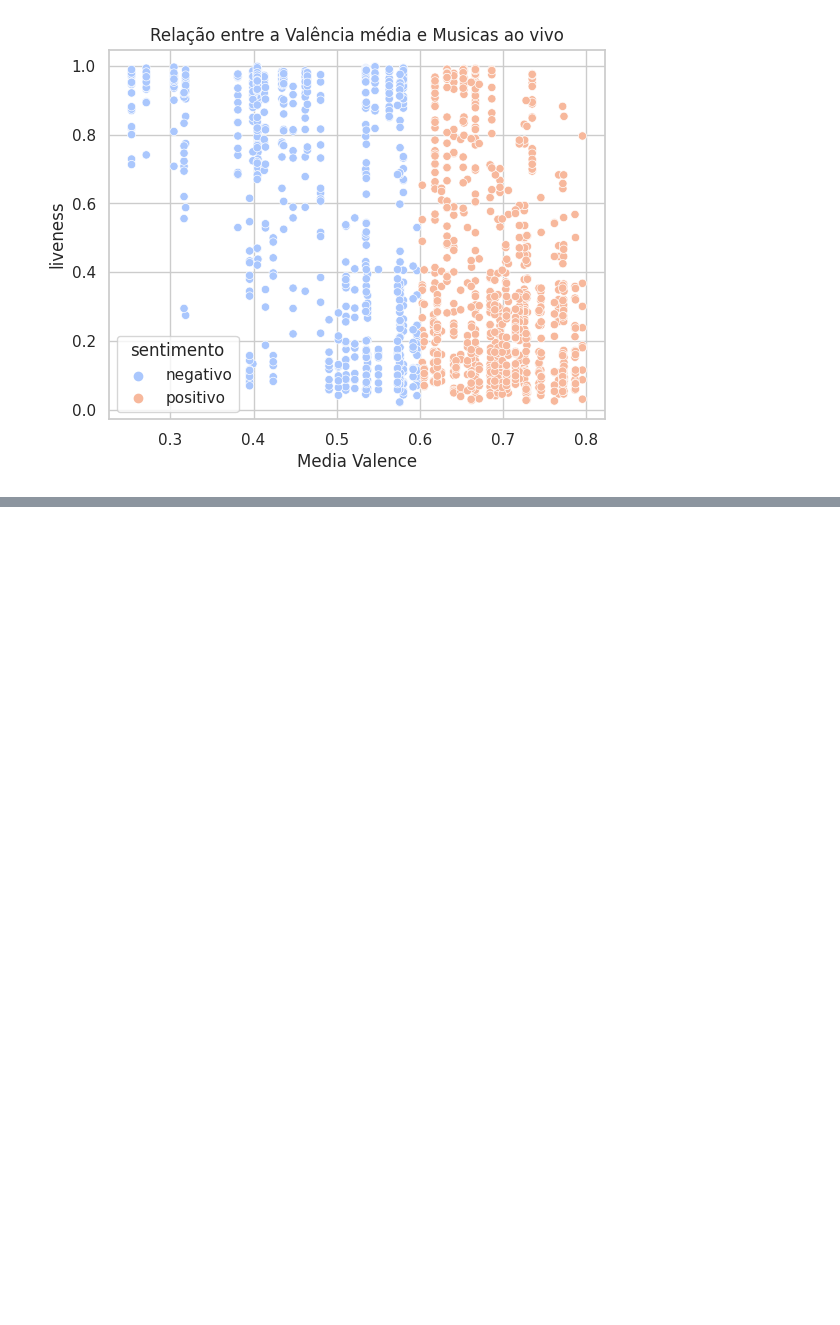
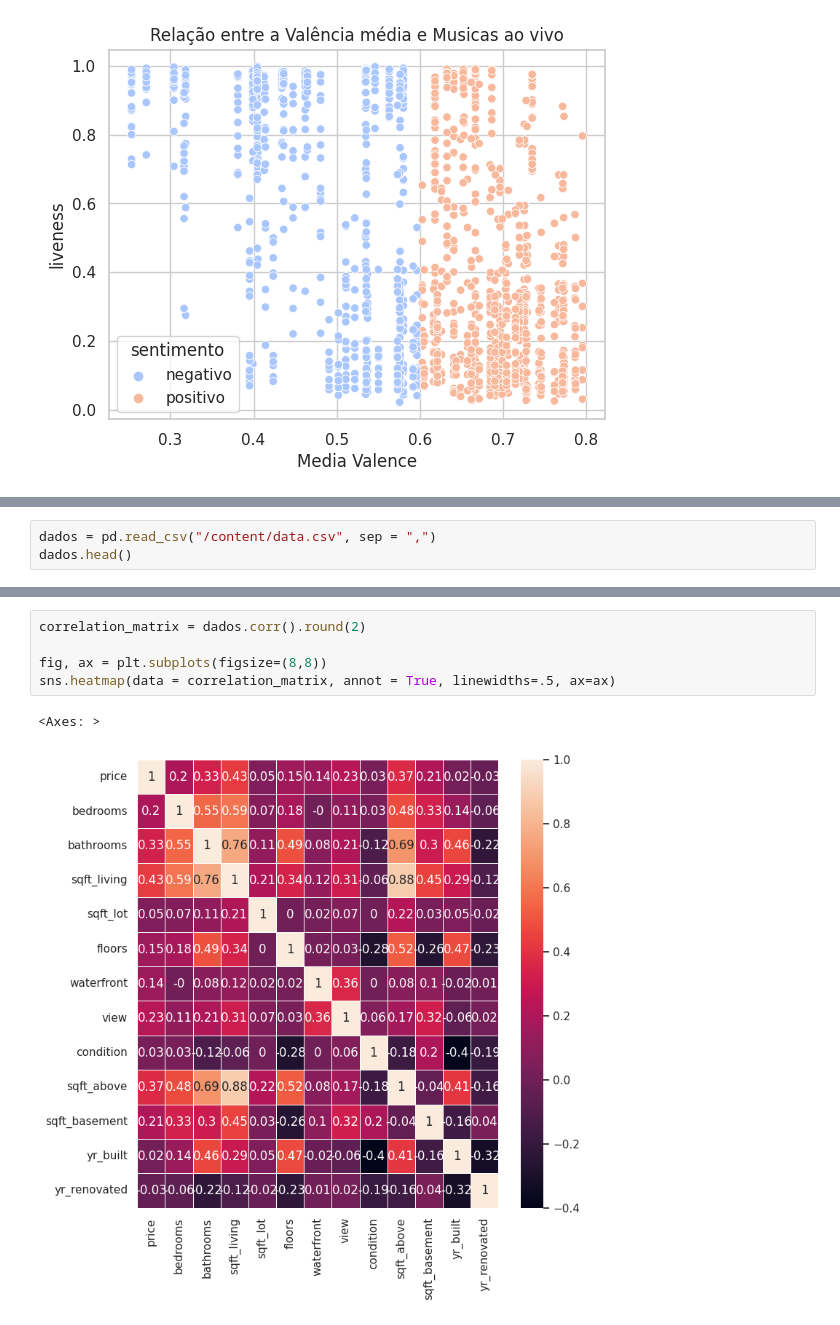
Before and after one commit to aloisiok1/Machine-Learning-com-Python, a Jupyter notebook: Machine_Learning_com_python.ipynb, the cells around one changed output, grey strips where cells are left out. Drawn from its saved outputs; the diff is of its cells as text; blank space fills up the shorter version.

```diff
--- a/Machine_Learning_com_python.ipynb
+++ b/Machine_Learning_com_python.ipynb
@@ -1209,0 +1218,3 @@ plt.show()
+# %%
+dados = pd.read_csv("/content/data.csv", sep = ",")
+dados.head()
@@ -1209,0 +1228,8 @@ plt.show()
+# %%
+correlation_matrix = dados.corr().round(2)
+
+fig, ax = plt.subplots(figsize=(8,8))
+sns.heatmap(data = correlation_matrix, annot = True, linewidths=.5, ax=ax)
+# %% [output]
+<Axes: >
+[figure, added]
```
Also changed, not shown: parts of 12 cells of this notebook, 2 other files.
